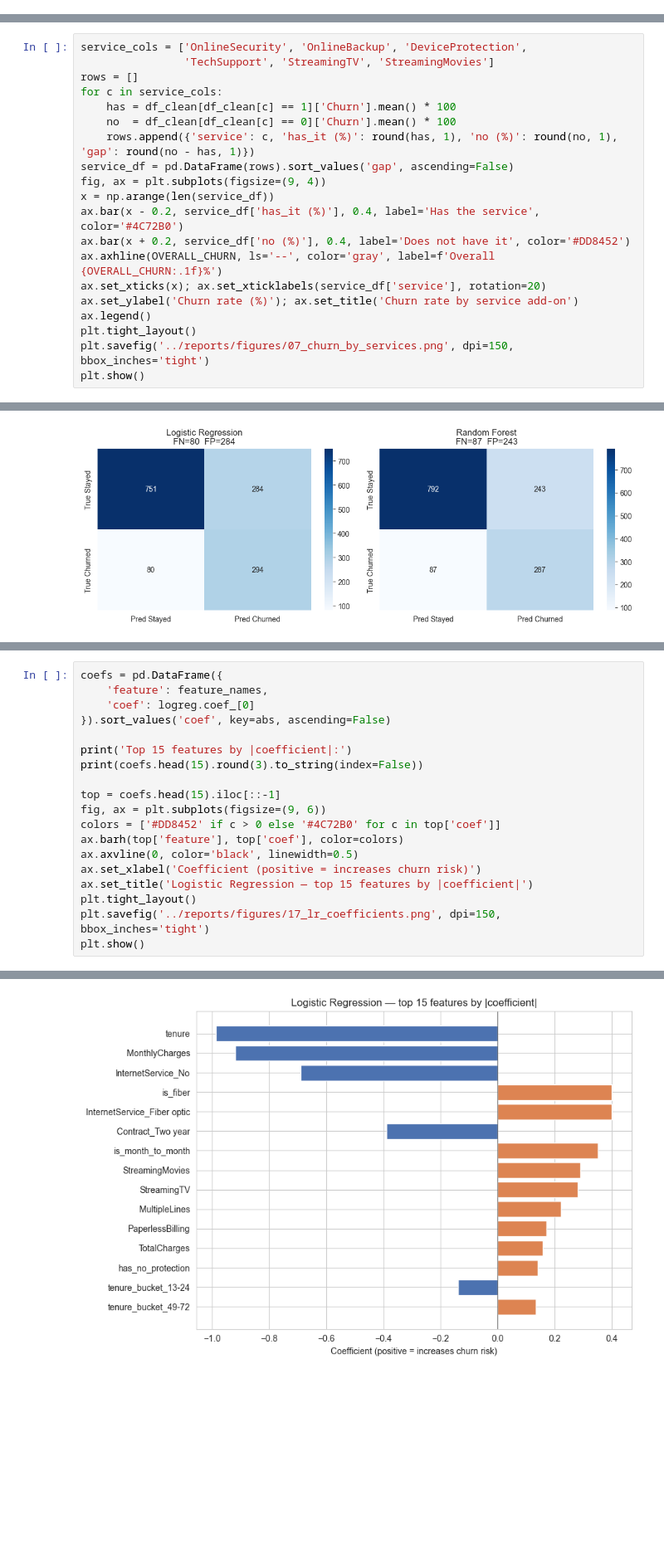
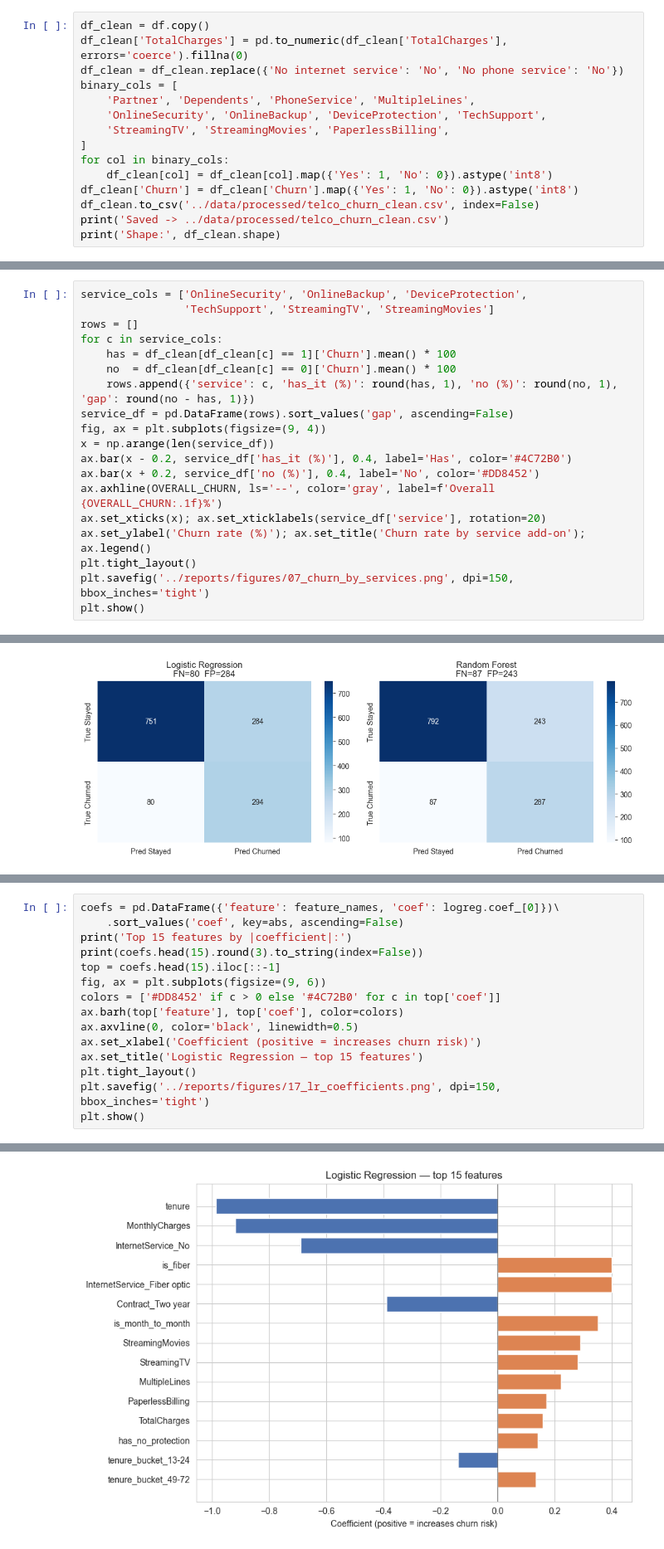
Before and after one commit to jahanvik01/Telco-Customer-Churn, a Jupyter notebook: notebooks/churn_analysis.ipynb, the cells around one changed output, grey strips where cells are left out. Shown at 83% size. Saved outputs shown, nothing was run; the diff lists cells and outputs as text; blank space fills up the shorter version.

```diff
--- a/notebooks/churn_analysis.ipynb
+++ b/notebooks/churn_analysis.ipynb
@@ -170,0 +125,15 @@ Saved -> ../data/processed/telco_churn_clean.csv
+# %%
+df_clean = df.copy()
+df_clean['TotalCharges'] = pd.to_numeric(df_clean['TotalCharges'], errors='coerce').fillna(0)
+df_clean = df_clean.replace({'No internet service': 'No', 'No phone service': 'No'})
+binary_cols = [
+    'Partner', 'Dependents', 'PhoneService', 'MultipleLines',
+    'OnlineSecurity', 'OnlineBackup', 'DeviceProtection', 'TechSupport',
+    'StreamingTV', 'StreamingMovies', 'PaperlessBilling',
+]
+for col in binary_cols:
+    df_clean[col] = df_clean[col].map({'Yes': 1, 'No': 0}).astype('int8')
+df_clean['Churn'] = df_clean['Churn'].map({'Yes': 1, 'No': 0}).astype('int8')
+df_clean.to_csv('../data/processed/telco_churn_clean.csv', index=False)
+print('Saved -> ../data/processed/telco_churn_clean.csv')
+print('Shape:', df_clean.shape)
@@ -276,12 +234,11 @@ for c in service_cols:
 service_df = pd.DataFrame(rows).sort_values('gap', ascending=False)
 fig, ax = plt.subplots(figsize=(9, 4))
 x = np.arange(len(service_df))
-ax.bar(x - 0.2, service_df['has_it (%)'], 0.4, label='Has the service', color='#4C72B0')
-ax.bar(x + 0.2, service_df['no (%)'], 0.4, label='Does not have it', color='#DD8452')
+ax.bar(x - 0.2, service_df['has_it (%)'], 0.4, label='Has', color='#4C72B0')
+ax.bar(x + 0.2, service_df['no (%)'], 0.4, label='No', color='#DD8452')
 ax.axhline(OVERALL_CHURN, ls='--', color='gray', label=f'Overall {OVERALL_CHURN:.1f}%')
 ax.set_xticks(x); ax.set_xticklabels(service_df['service'], rotation=20)
-ax.set_ylabel('Churn rate (%)'); ax.set_title('Churn rate by service add-on')
-ax.legend()
+ax.set_ylabel('Churn rate (%)'); ax.set_title('Churn rate by service add-on'); ax.legend()
 plt.tight_layout()
 plt.savefig('../reports/figures/07_churn_by_services.png', dpi=150, bbox_inches='tight')
 plt.show()
@@ -652,38 +585,34 @@ Sign matters: **positive = increases churn risk**; negative = decreases.
 # %%
-coefs = pd.DataFrame({
-    'feature': feature_names,
-    'coef': logreg.coef_[0]
-}).sort_values('coef', key=abs, ascending=False)
-
+coefs = pd.DataFrame({'feature': feature_names, 'coef': logreg.coef_[0]})\
+    .sort_values('coef', key=abs, ascending=False)
 print('Top 15 features by |coefficient|:')
 print(coefs.head(15).round(3).to_string(index=False))
-
 top = coefs.head(15).iloc[::-1]
 fig, ax = plt.subplots(figsize=(9, 6))
 colors = ['#DD8452' if c > 0 else '#4C72B0' for c in top['coef']]
 ax.barh(top['feature'], top['coef'], color=colors)
 ax.axvline(0, color='black', linewidth=0.5)
 ax.set_xlabel('Coefficient (positive = increases churn risk)')
-ax.set_title('Logistic Regression — top 15 features by |coefficient|')
+ax.set_title('Logistic Regression — top 15 features')
 plt.tight_layout()
 plt.savefig('../reports/figures/17_lr_coefficients.png', dpi=150, bbox_inches='tight')
 plt.show()
 # %% [output]
 Top 15 features by |coefficient|:
                     feature   coef
                      tenure -0.986
              MonthlyCharges -0.918
          InternetService_No -0.689
                    is_fiber  0.401
 InternetService_Fiber optic  0.401
           Contract_Two year -0.388
           is_month_to_month  0.352
             StreamingMovies  0.289
                 StreamingTV  0.281
               MultipleLines  0.222
            PaperlessBilling  0.170
                TotalCharges  0.157
           has_no_protection  0.142
         tenure_bucket_13-24 -0.138
         tenure_bucket_49-72  0.133
-[figure, old version]
+[figure, new version]
```
Also changed, not shown: parts of 43 cells of this notebook, 11 other files.
